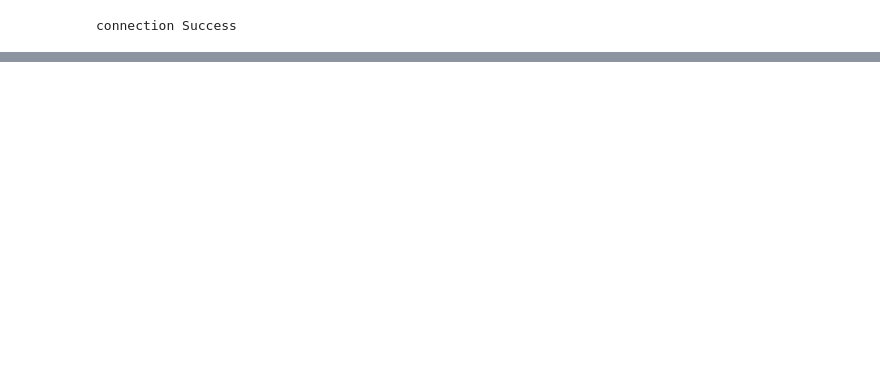
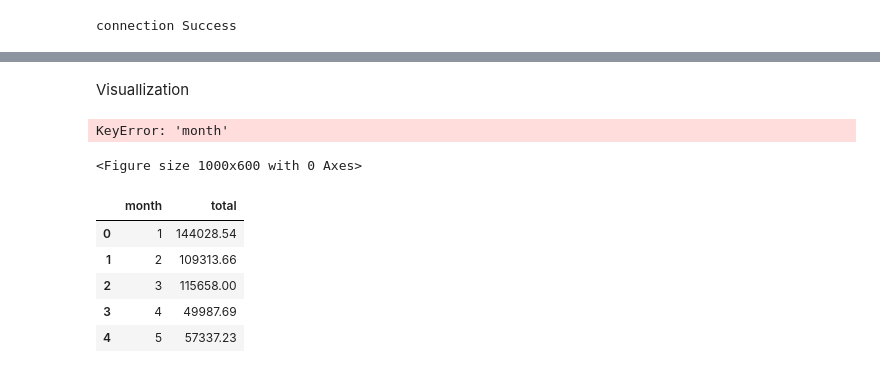
Before and after one commit to shivampb/SQL-Data-Analyst-, a Jupyter notebook: Wallmart_Sql_Python/main.ipynb, the cells around one changed output, grey strips where cells are left out. Drawn from its saved outputs; the diff is of its cells as text; code cells hidden in the pictures; blank space fills up the shorter version.

```diff
--- a/Wallmart_Sql_Python/main.ipynb
+++ b/Wallmart_Sql_Python/main.ipynb
@@ -170,0 +187,33 @@ df.to_sql(name="walmart",con=mysqL_engine, if_exists="append", index=False)
+# %% [markdown]
+Visuallization
+# %%
+# Ensure the date column is in datetime format
+df['date'] = pd.to_datetime(df['date'])
+
+# Extract the month from the date column
+df['month'] = df['date'].dt.month
+
+# Group by month and calculate total revenue
+monthly_revenue = df.groupby('month')['total'].sum().reset_index()
+
+# Plot the revenue by month
+plt.figure(figsize=(10, 6))
+plt.bar(monthly_revenue['month'], monthly_revenue['total'], color='skyblue')
+plt.title('Monthly Revenue', fontsize=16)
+plt.xlabel('Month', fontsize=14)
+plt.ylabel('Revenue', fontsize=14)
+plt.xticks(monthly_revenue['month'])
+plt.grid(axis='y', linestyle='--', alpha=0.7)
+plt.show()
+# %% [output]
+KeyError: 'month'
+<Figure size 1000x600 with 0 Axes>
+# %%
+monthly_revenue.head()
+# %% [output]
+|  | month | total |
+| 0 | 1 | 144028.54 |
+| 1 | 2 | 109313.66 |
+| 2 | 3 | 115658.00 |
+| 3 | 4 | 49987.69 |
+| 4 | 5 | 57337.23 |
```
Also changed, not shown: parts of 3 cells of this notebook, 1 other file.
